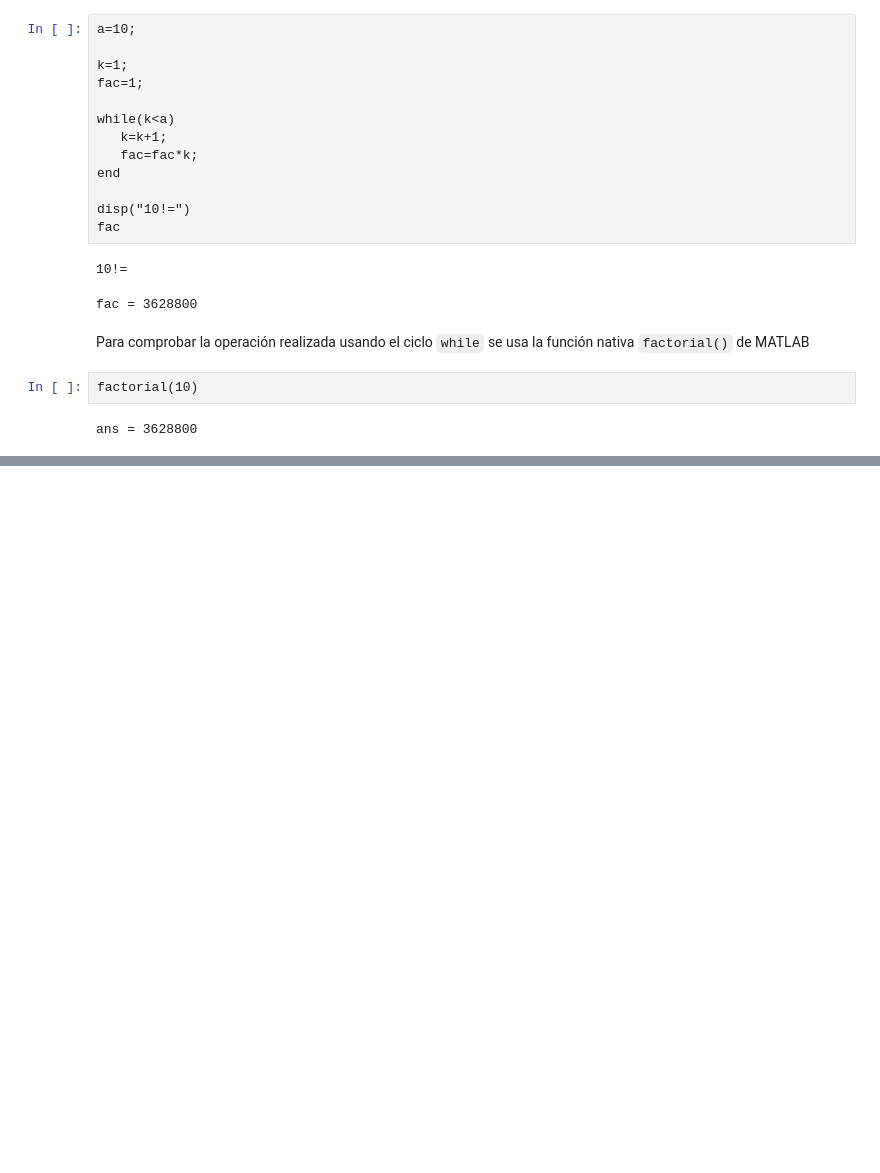
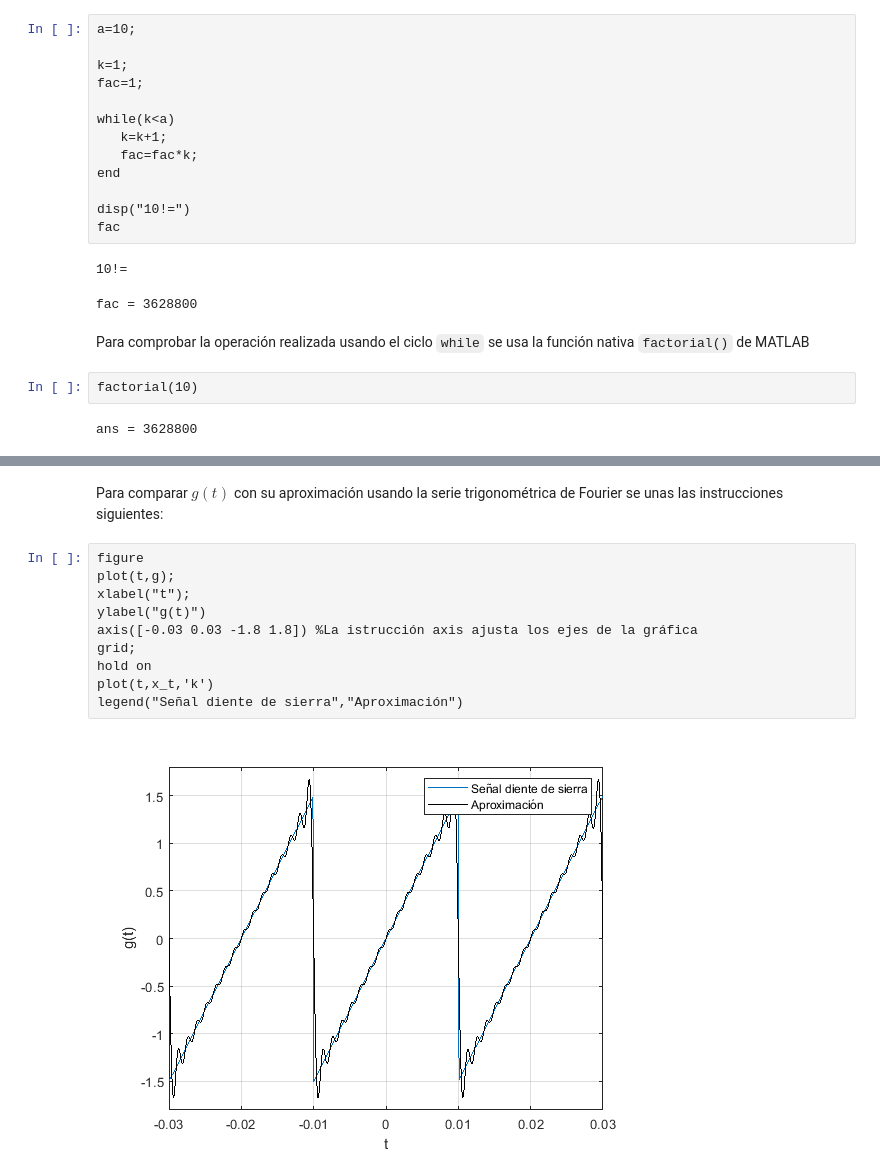
Before and after one commit to LuisGerardo2204/Practicas-de-MATLAB, a Jupyter notebook: _build/jupyter_execute/Practica4.ipynb, the cells around one changed output, grey strips where cells are left out. Saved outputs shown, nothing was run; the diff lists cells and outputs as text; blank space fills up the shorter version.

```diff
--- a/_build/jupyter_execute/Practica4.ipynb
+++ b/_build/jupyter_execute/Practica4.ipynb
@@ -288,0 +421,14 @@ ans = 3628800
+# %% [markdown]
+Para comparar $g(t)$ con su aproximación usando la serie trigonométrica de Fourier se unas las instrucciones siguientes:
+# %%
+figure
+plot(t,g);
+xlabel("t");
+ylabel("g(t)")
+axis([-0.03 0.03 -1.8 1.8]) %La istrucción axis ajusta los ejes de la gráfica
+grid;
+hold on
+plot(t,x_t,'k')
+legend("Señal diente de sierra","Aproximación")
+# %% [output]
+[figure, added]
```
Also changed, not shown: parts of 6 cells of this notebook, 27 other files.
